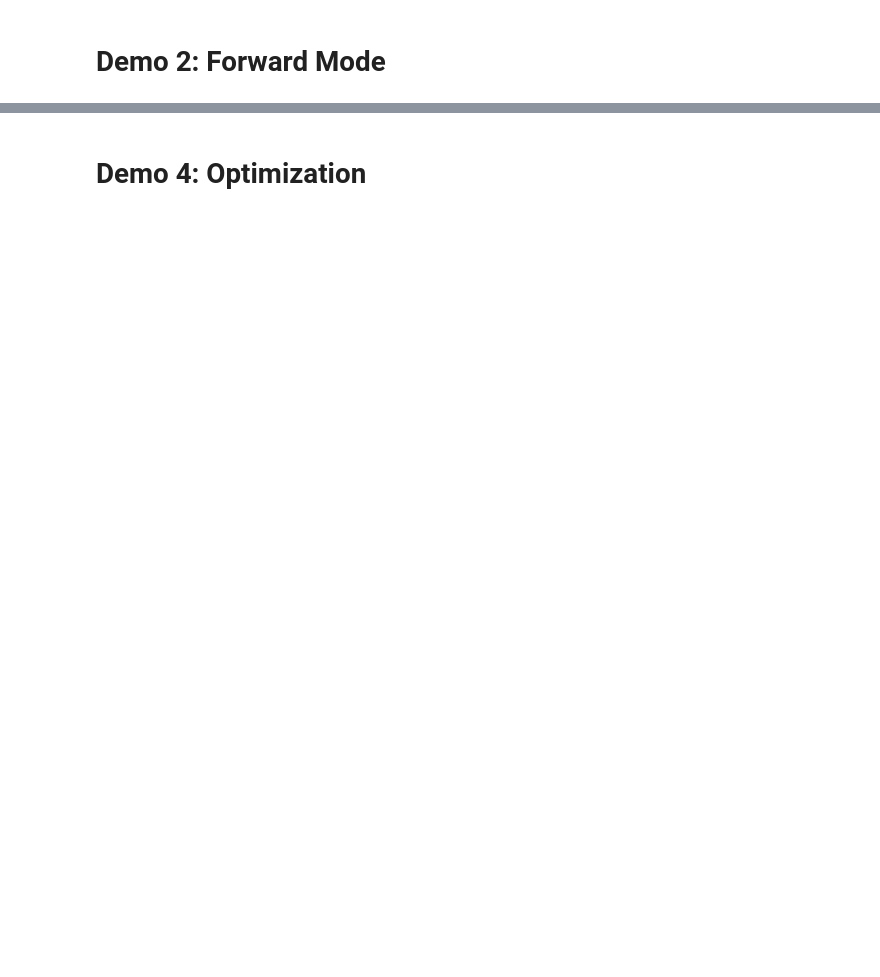
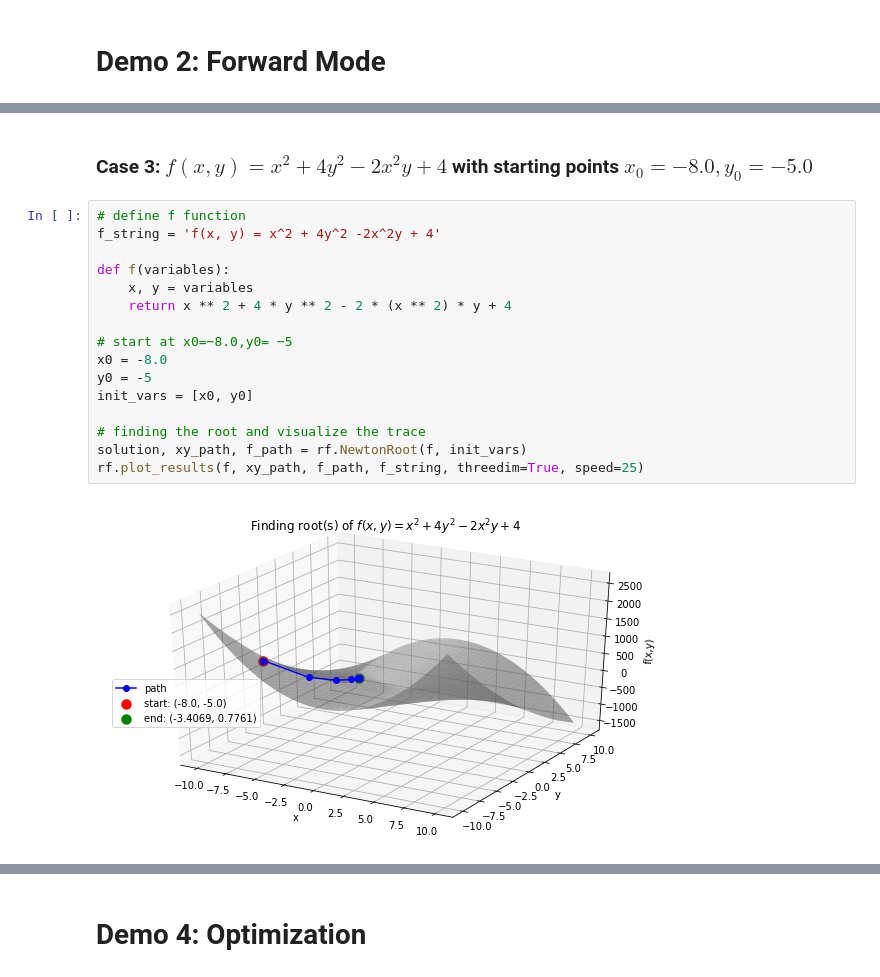
Before and after one commit to cs207-group19/Automatic-Differentiation, a Jupyter notebook: demos/Presentation.ipynb, the cells around one changed output, grey strips where cells are left out. Saved outputs shown, nothing was run; the diff lists cells and outputs as text; blank space fills up the shorter version.

```diff
--- a/demos/Presentation.ipynb
+++ b/demos/Presentation.ipynb
@@ -16,0 +189,20 @@ import spline as sp
+# %% [markdown]
+### Case 3: $f(x, y) = x^2 + 4y^2-2x^2y +4$ with starting points $x_0 =-8.0, y_0 = -5.0$
+# %%
+# define f function
+f_string = 'f(x, y) = x^2 + 4y^2 -2x^2y + 4'
+
+def f(variables):
+    x, y = variables
+    return x ** 2 + 4 * y ** 2 - 2 * (x ** 2) * y + 4
+
+# start at x0=−8.0,y0= −5
+x0 = -8.0
+y0 = -5
+init_vars = [x0, y0]
+
+# finding the root and visualize the trace
+solution, xy_path, f_path = rf.NewtonRoot(f, init_vars)
+rf.plot_results(f, xy_path, f_path, f_string, threedim=True, speed=25)
+# %% [output]
+[figure, added]
```
Also changed, not shown: parts of 49 cells of this notebook.
